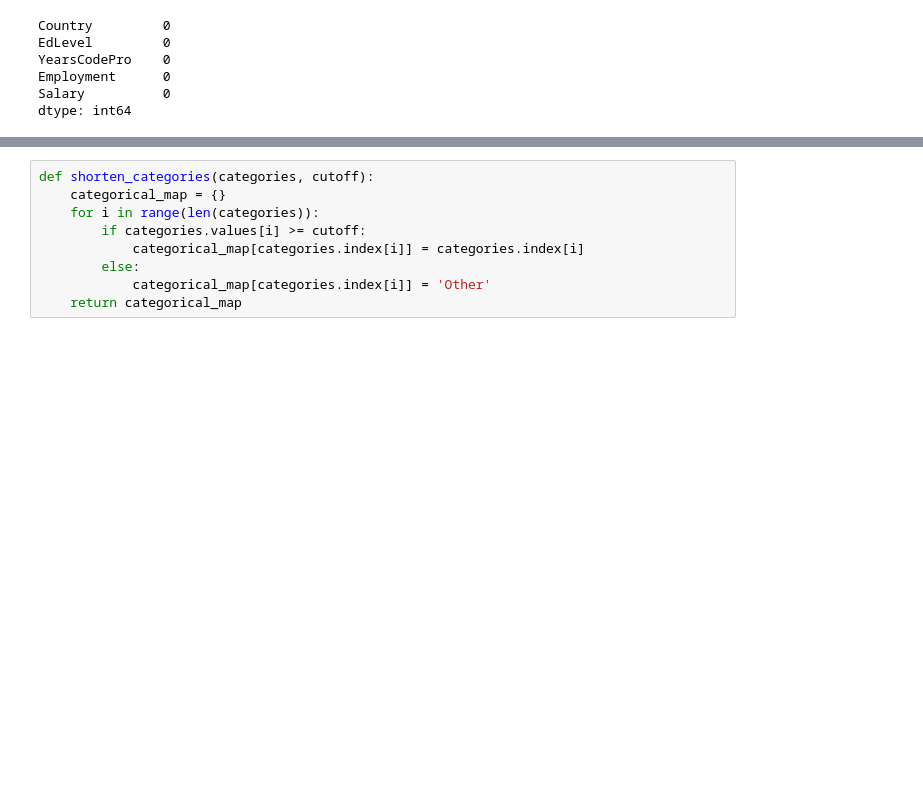
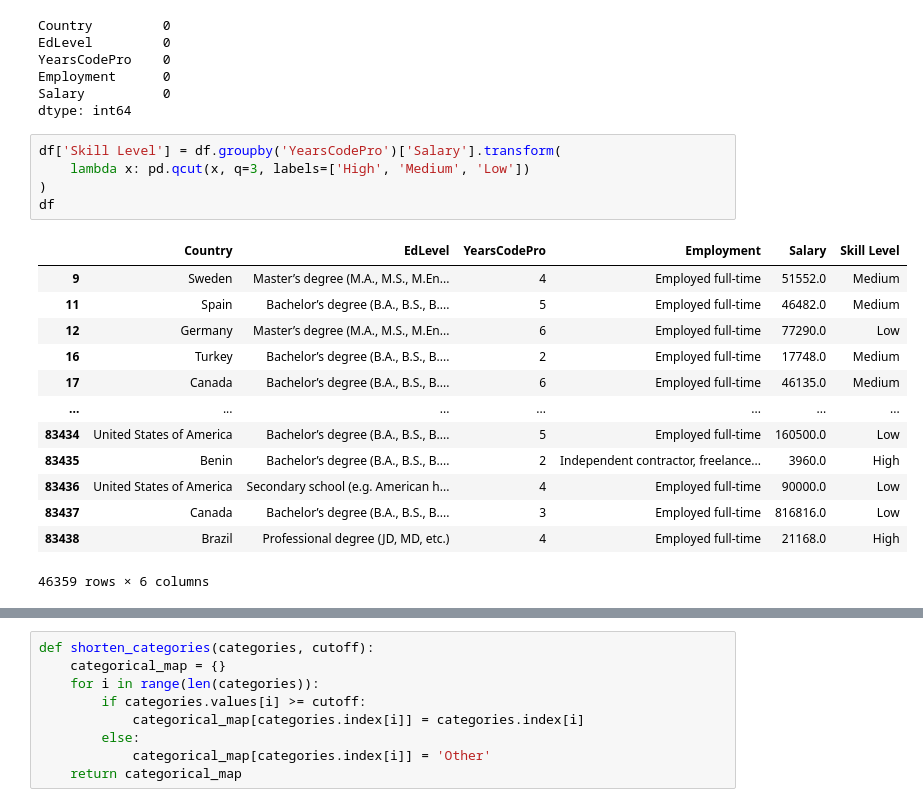
Before and after one commit to soumyo2002/PayForecast-Salary-Predictor, a Jupyter notebook: SalaryPrediction.ipynb, the cells around one changed output, grey strips where cells are left out. Drawn from its saved outputs; the diff is of its cells as text; blank space fills up the shorter version.

```diff
--- a/SalaryPrediction.ipynb
+++ b/SalaryPrediction.ipynb
@@ -61,6 +59,25 @@ YearsCodePro    0
 Employment      0
 Salary          0
 dtype: int64
+# %%
+df['Skill Level'] = df.groupby('YearsCodePro')['Salary'].transform(
+    lambda x: pd.qcut(x, q=3, labels=['High', 'Medium', 'Low'])
+)
+df
+# %% [output]
+|  | Country | EdLevel | YearsCodePro | Employment | Salary | Skill Level |
+| 9 | Sweden | Master’s degree (M.A., M.S., M.En... | 4 | Employed full-time | 51552.0 | Medium |
+| 11 | Spain | Bachelor’s degree (B.A., B.S., B.... | 5 | Employed full-time | 46482.0 | Medium |
+| 12 | Germany | Master’s degree (M.A., M.S., M.En... | 6 | Employed full-time | 77290.0 | Low |
+| 16 | Turkey | Bachelor’s degree (B.A., B.S., B.... | 2 | Employed full-time | 17748.0 | Medium |
+| 17 | Canada | Bachelor’s degree (B.A., B.S., B.... | 6 | Employed full-time | 46135.0 | Medium |
+| ... | ... | ... | ... | ... | ... | ... |
+| 83434 | United States of America | Bachelor’s degree (B.A., B.S., B.... | 5 | Employed full-time | 160500.0 | Low |
+| 83435 | Benin | Bachelor’s degree (B.A., B.S., B.... | 2 | Independent contractor, freelance... | 3960.0 | High |
+| 83436 | United States of America | Secondary school (e.g. American h... | 4 | Employed full-time | 90000.0 | Low |
+| 83437 | Canada | Bachelor’s degree (B.A., B.S., B.... | 3 | Employed full-time | 816816.0 | Low |
+| 83438 | Brazil | Professional degree (JD, MD, etc.) | 4 | Employed full-time | 21168.0 | High |
+46359 rows × 6 columns
 # %%
 df = df[df["Employment"] == "Employed full-time"]
 df = df.drop("Employment", axis=1)
```
Also changed, not shown: parts of 35 cells of this notebook, 1 other file.
